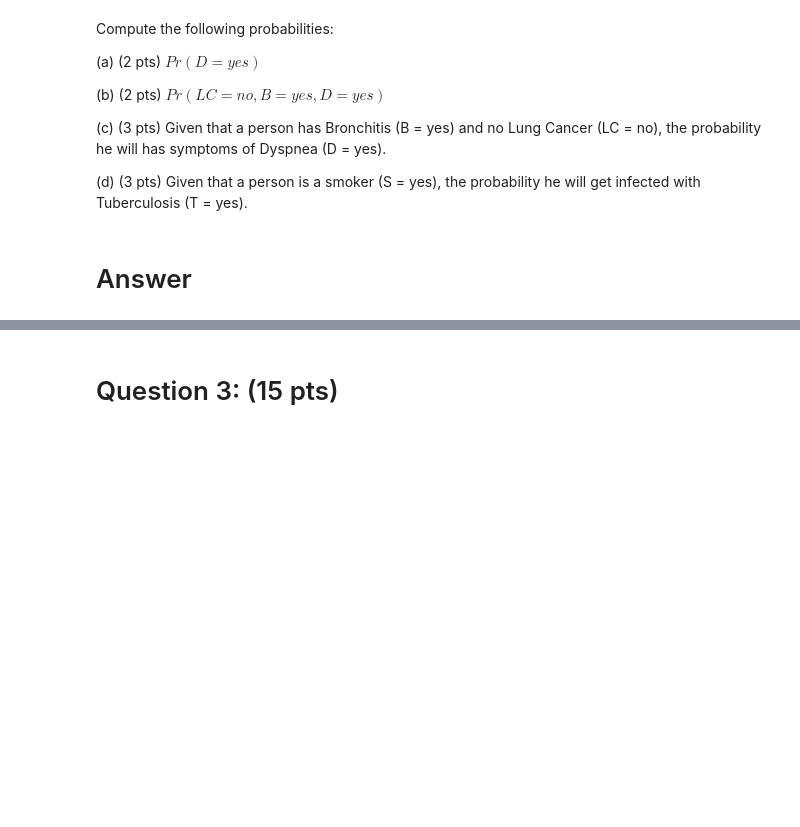
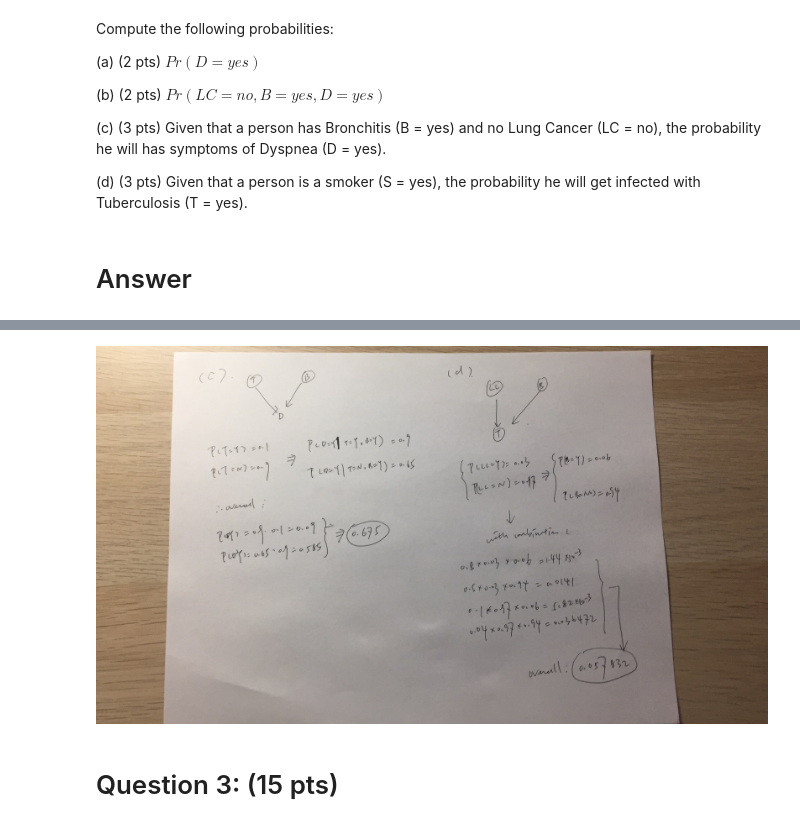
Before and after one commit to frankYaohua/dm, a Jupyter notebook: HW4-S18.ipynb, the cells around one changed output, grey strips where cells are left out. Drawn from its saved outputs; the diff is of its cells as text; code cells hidden in the pictures; blank space fills up the shorter version.

```diff
--- a/HW4-S18.ipynb
+++ b/HW4-S18.ipynb
@@ -277,3 +284,7 @@ Compute the following probabilities:
+# %%
+Image(filename='img/2.jpeg')
+# %% [output]
+[figure, added]
 # %% [markdown]
 # Question 3: (15 pts)
 # %% [markdown]
```
Also changed, not shown: parts of 7 cells of this notebook.
